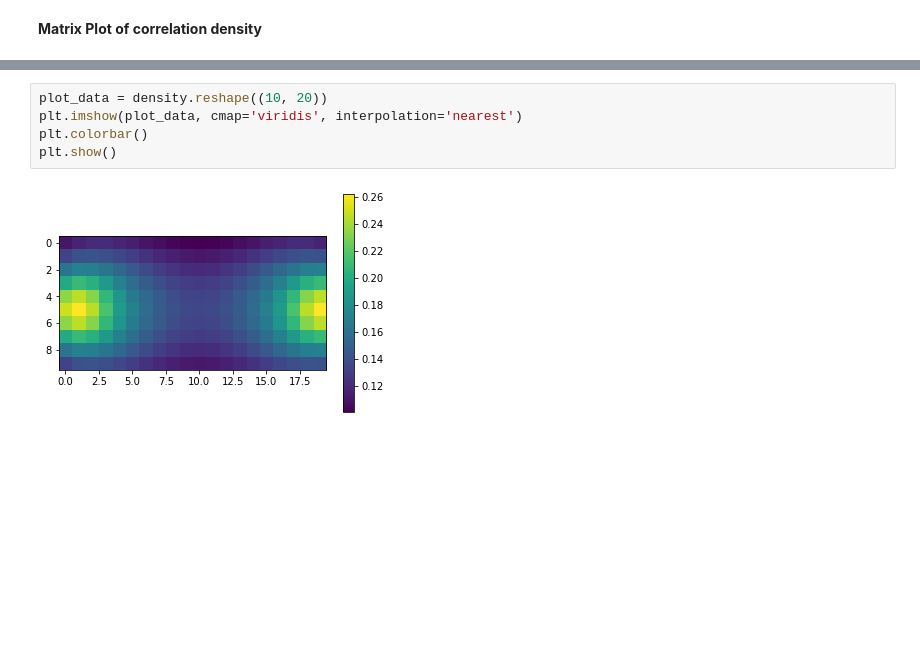
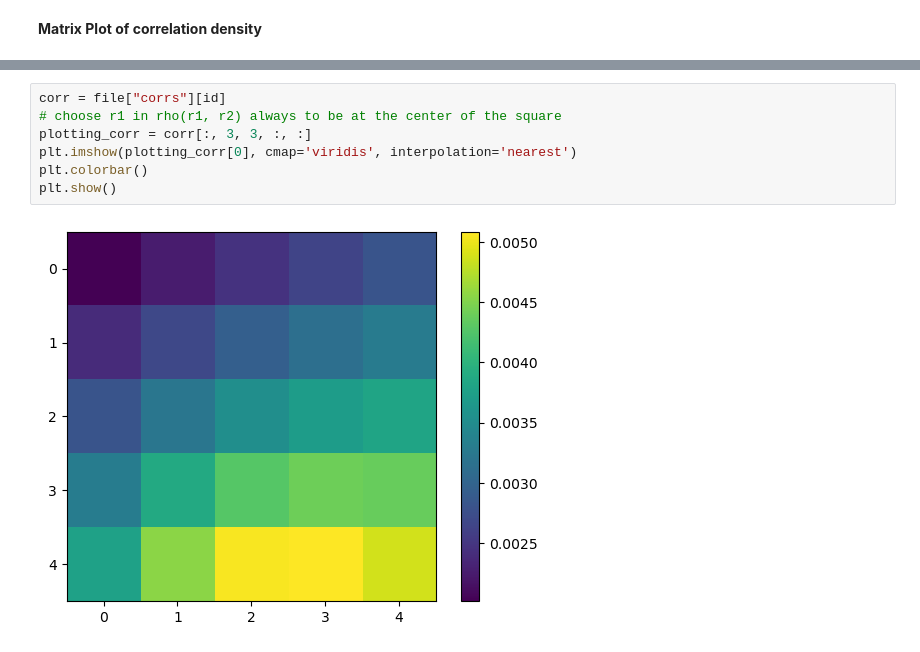
Before and after one commit to neutronengas/master_thesis, a Jupyter notebook: models/nnets/visualizations/visualizations.ipynb, the cells around one changed output, grey strips where cells are left out. Cells and saved outputs as stored; diff of their text form; blank space fills up the shorter version.

```diff
--- a/models/nnets/visualizations/visualizations.ipynb
+++ b/models/nnets/visualizations/visualizations.ipynb
@@ -65,7 +105,9 @@ plt.show()
-# %%
-plot_data = density.reshape((10, 20))
-plt.imshow(plot_data, cmap='viridis', interpolation='nearest')
-plt.colorbar()
-plt.show()
-# %% [output]
-[figure, removed]
+# %%
+corr = file["corrs"][id]
+# choose r1 in rho(r1, r2) always to be at the center of the square
+plotting_corr = corr[:, 3, 3, :, :]
+plt.imshow(plotting_corr[0], cmap='viridis', interpolation='nearest')
+plt.colorbar()
+plt.show()
+# %% [output]
+[figure, added]
```
Also changed, not shown: parts of 11 cells of this notebook, 31 other files.
